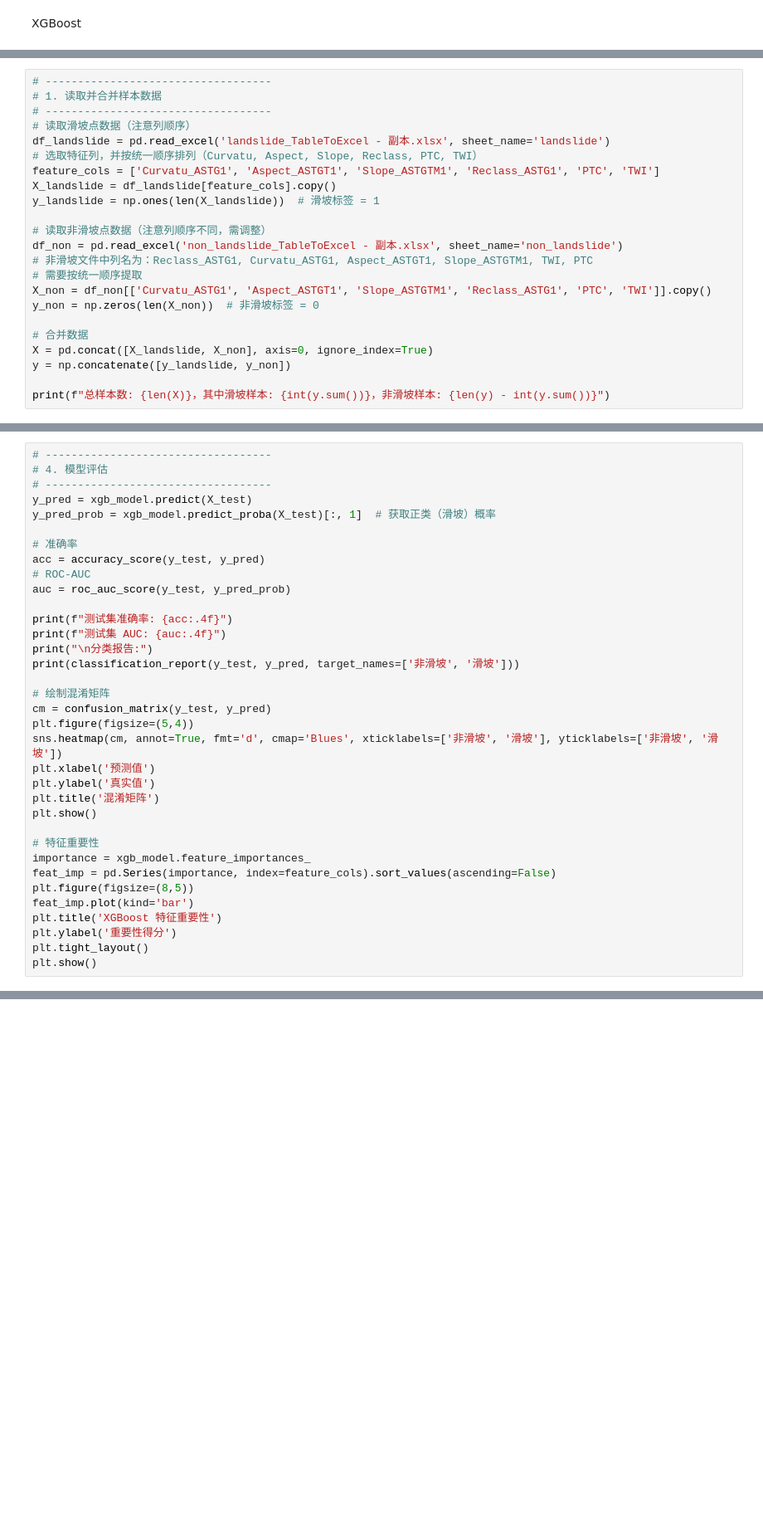
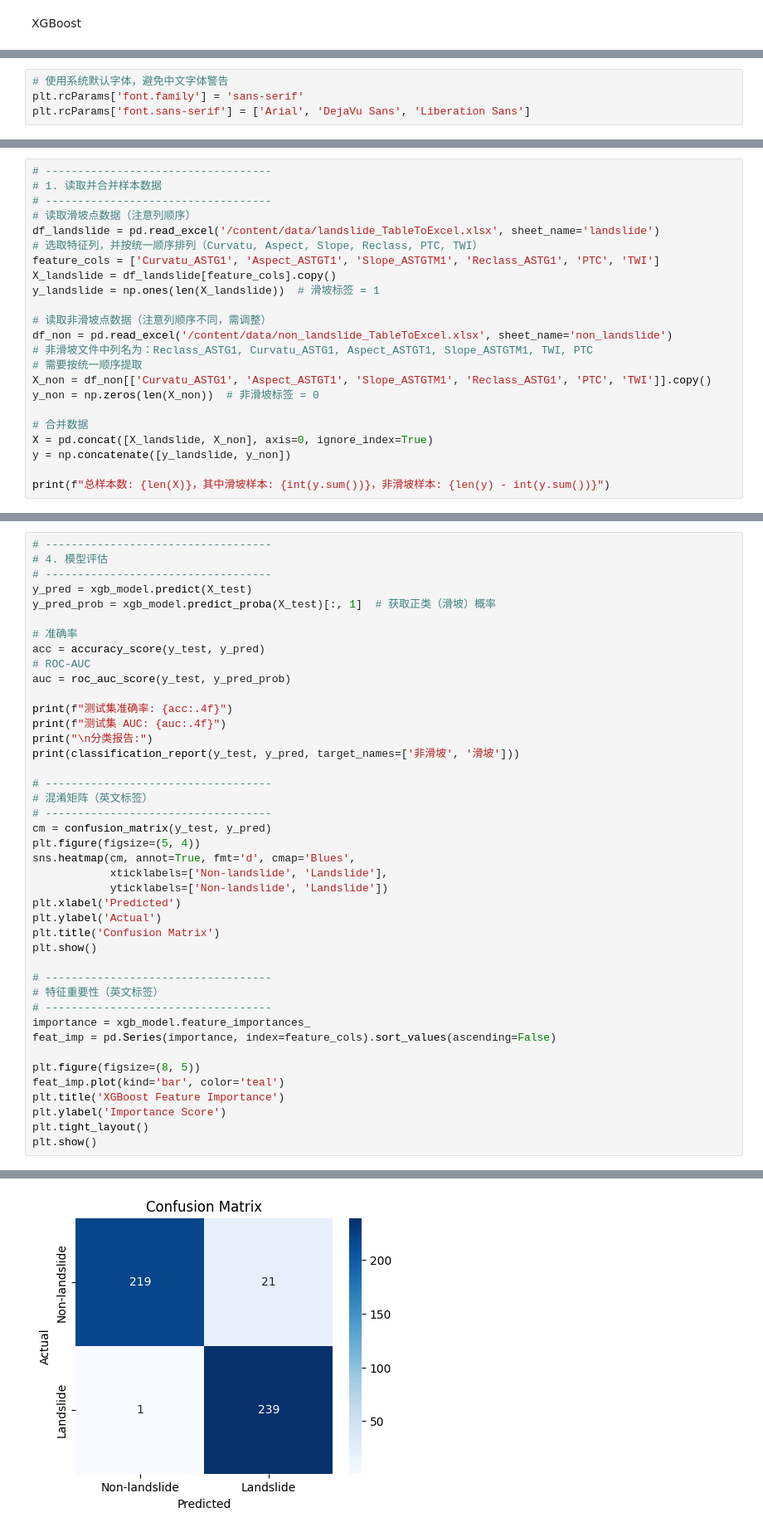
Before and after one commit to Young-yrx/guizhou-landslide, a Jupyter notebook: guizhou.ipynb, the cells around one changed output, grey strips where cells are left out. Shown at 83% size. Saved outputs shown, nothing was run; the diff lists cells and outputs as text; blank space fills up the shorter version.

```diff
--- a/guizhou.ipynb
+++ b/guizhou.ipynb
@@ -26,3 +26,7 @@ from rasterio.crs import CRS
 # 忽略警告（可选）
 import warnings
 warnings.filterwarnings('ignore')
+# %%
+# 使用系统默认字体，避免中文字体警告
+plt.rcParams['font.family'] = 'sans-serif'
+plt.rcParams['font.sans-serif'] = ['Arial', 'DejaVu Sans', 'Liberation Sans']
@@ -31,14 +50,14 @@ warnings.filterwarnings('ignore')
 # 1. 读取并合并样本数据
 # -----------------------------------
 # 读取滑坡点数据（注意列顺序）
-df_landslide = pd.read_excel('landslide_TableToExcel - 副本.xlsx', sheet_name='landslide')
+df_landslide = pd.read_excel('/content/data/landslide_TableToExcel.xlsx', sheet_name='landslide')
 # 选取特征列，并按统一顺序排列（Curvatu, Aspect, Slope, Reclass, PTC, TWI）
 feature_cols = ['Curvatu_ASTG1', 'Aspect_ASTGT1', 'Slope_ASTGTM1', 'Reclass_ASTG1', 'PTC', 'TWI']
 X_landslide = df_landslide[feature_cols].copy()
 y_landslide = np.ones(len(X_landslide))  # 滑坡标签 = 1
 
 # 读取非滑坡点数据（注意列顺序不同，需调整）
-df_non = pd.read_excel('non_landslide_TableToExcel - 副本.xlsx', sheet_name='non_landslide')
+df_non = pd.read_excel('/content/data/non_landslide_TableToExcel.xlsx', sheet_name='non_landslide')
 # 非滑坡文件中列名为：Reclass_ASTG1, Curvatu_ASTG1, Aspect_ASTGT1, Slope_ASTGTM1, TWI, PTC
 # 需要按统一顺序提取
 X_non = df_non[['Curvatu_ASTG1', 'Aspect_ASTGT1', 'Slope_ASTGTM1', 'Reclass_ASTG1', 'PTC', 'TWI']].copy()
@@ -95,21 +137,29 @@ print(f"测试集 AUC: {auc:.4f}")
 print("\n分类报告:")
 print(classification_report(y_test, y_pred, target_names=['非滑坡', '滑坡']))
 
-# 绘制混淆矩阵
+# -----------------------------------
+# 混淆矩阵（英文标签）
+# -----------------------------------
 cm = confusion_matrix(y_test, y_pred)
-plt.figure(figsize=(5,4))
-sns.heatmap(cm, annot=True, fmt='d', cmap='Blues', xticklabels=['非滑坡', '滑坡'], yticklabels=['非滑坡', '滑坡'])
-plt.xlabel('预测值')
-plt.ylabel('真实值')
-plt.title('混淆矩阵')
+plt.figure(figsize=(5, 4))
+sns.heatmap(cm, annot=True, fmt='d', cmap='Blues',
+            xticklabels=['Non-landslide', 'Landslide'],
+            yticklabels=['Non-landslide', 'Landslide'])
+plt.xlabel('Predicted')
+plt.ylabel('Actual')
+plt.title('Confusion Matrix')
 plt.show()
 
-# 特征重要性
+# -----------------------------------
+# 特征重要性（英文标签）
+# -----------------------------------
 importance = xgb_model.feature_importances_
 feat_imp = pd.Series(importance, index=feature_cols).sort_values(ascending=False)
-plt.figure(figsize=(8,5))
-feat_imp.plot(kind='bar')
-plt.title('XGBoost 特征重要性')
-plt.ylabel('重要性得分')
+
+plt.figure(figsize=(8, 5))
+feat_imp.plot(kind='bar', color='teal')
+plt.title('XGBoost Feature Importance')
+plt.ylabel('Importance Score')
 plt.tight_layout()
 plt.show()
+# %% [output]
@@ -115,0 +178 @@ plt.show()
+[figure, added]
```
Also changed, not shown: parts of 7 cells of this notebook.
